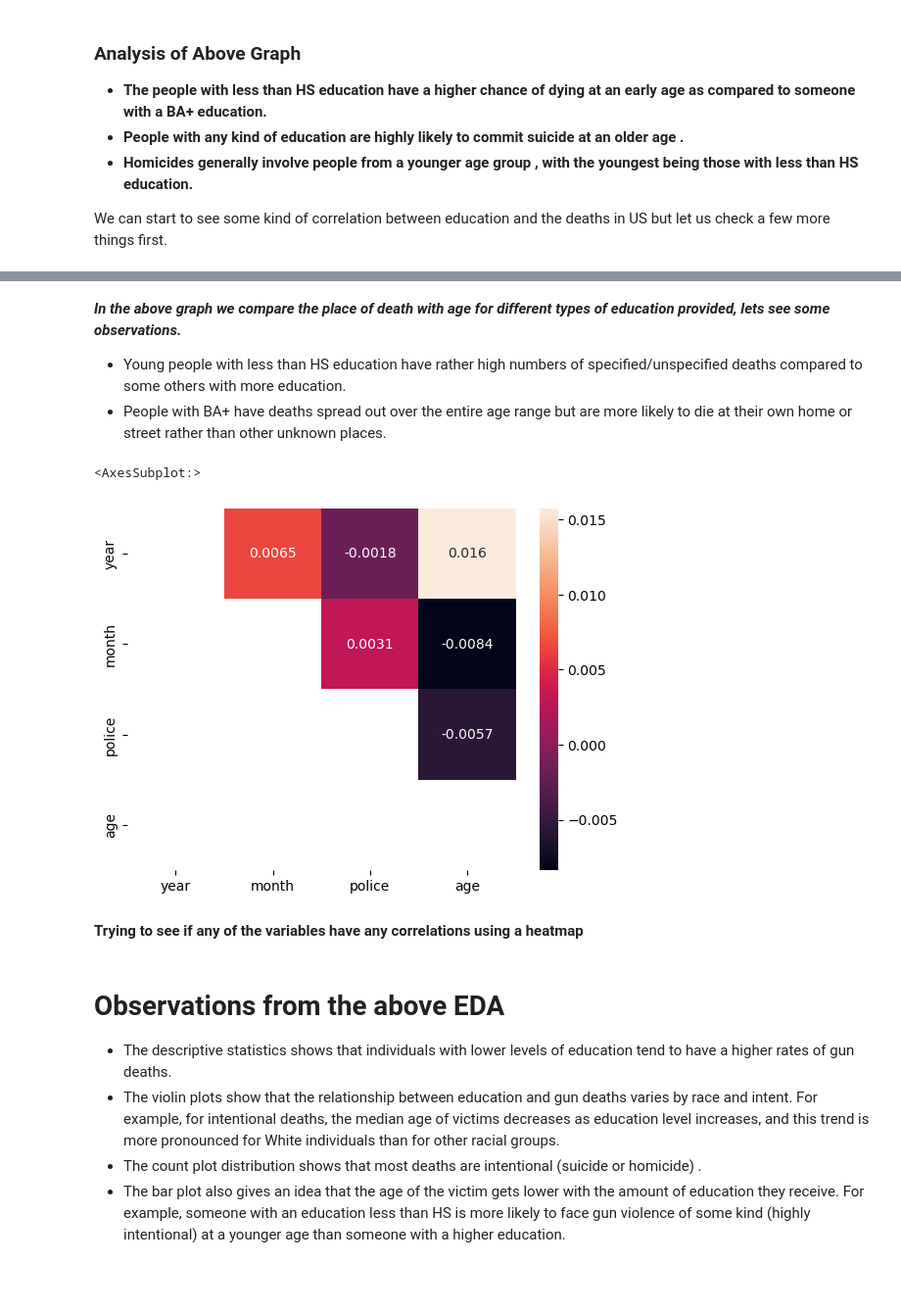
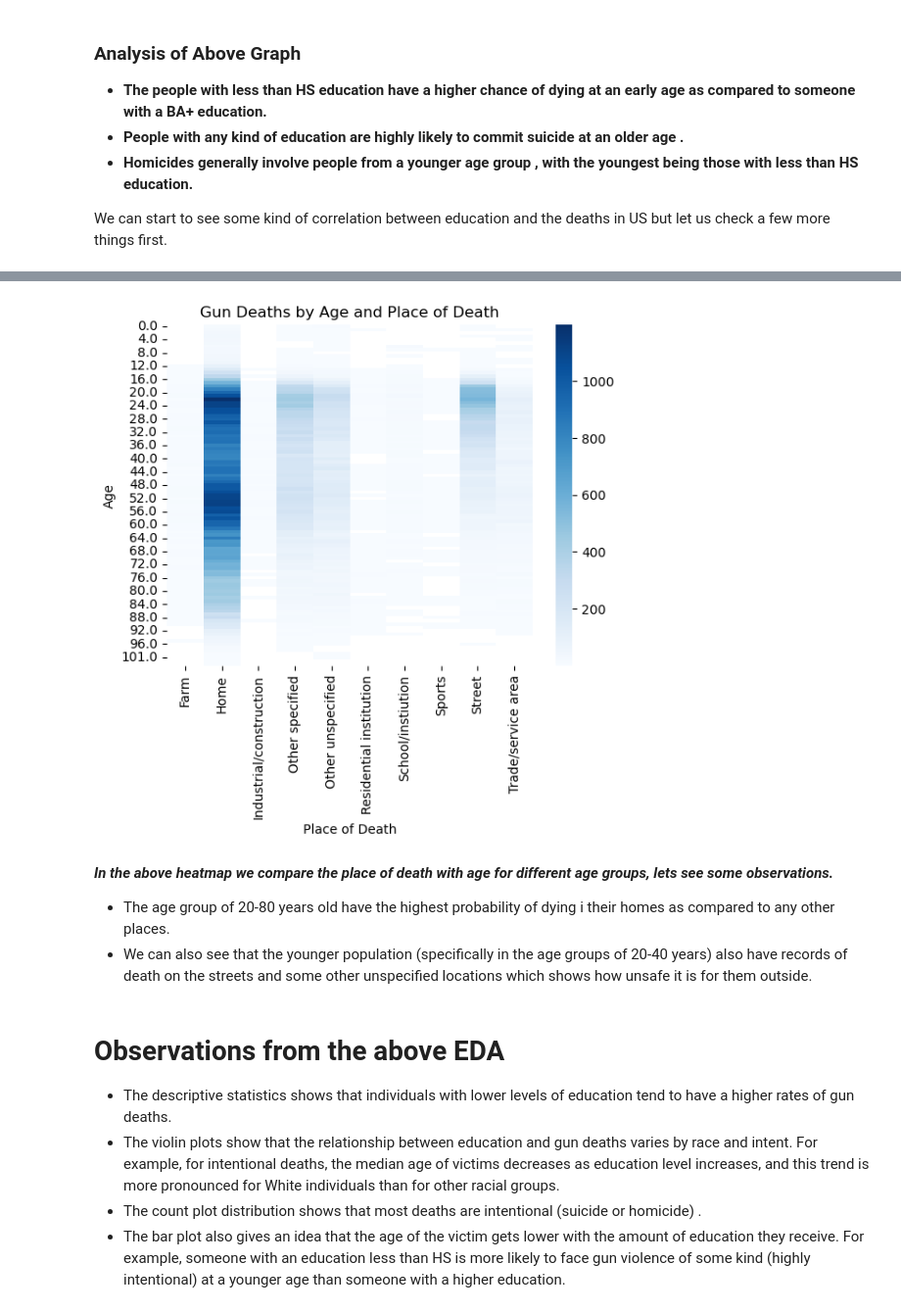
Before and after one commit to ubco-W2022T2-data301/project-group09, a Jupyter notebook: analysis/analysis1.ipynb, the cells around one changed output, grey strips where cells are left out. Shown at 98% size. Cells and saved outputs as stored; diff of their text form; code cells hidden in the pictures; blank space fills up the shorter version.

```diff
--- a/analysis/analysis1.ipynb
+++ b/analysis/analysis1.ipynb
@@ -134,15 +137,21 @@ None
-# %% [markdown]
-***In the above graph we compare the place of death with age for different types of education provided, lets see some observations.***
-
-- Young people with less than HS education have rather high numbers of specified/unspecified deaths compared to some others with more education.
-- People with BA+ have deaths spread out over the entire age range but are more likely to die at their own home or street rather than other unknown places.
-# %%
-relation = data_cleaned.corr()
-pt1.sns.heatmap(relation, xticklabels=relation.columns, yticklabels=relation.columns, annot=True,mask=pt1.np.tril(pt1.np.ones_like(relation)))
-# %% [output]
-<AxesSubplot:>
-[figure, removed]
-# %% [markdown]
-**Trying to see if any of the variables have any correlations using a heatmap**
+# %%
+# create a pivot table of age and place of death
+pivot_table = pt1.pd.pivot_table(data_cleaned, values='intent', index='age', columns='place', aggfunc='count')
+
+# create a heatmap
+pt1.sns.heatmap(pivot_table, cmap='Blues')
+
+# set the plot title and axis labels
+pt1.plt.title('Gun Deaths by Age and Place of Death')
+pt1.plt.xlabel('Place of Death')
+pt1.plt.ylabel('Age')
+None
+# %% [output]
+[figure, added]
+# %% [markdown]
+***In the above heatmap we compare the place of death with age for different age groups, lets see some observations.***
+
+- The age group of 20-80 years old have the highest probability of dying i their homes as compared to any other places.
+- We can also see that the younger population (specifically in the age groups of 20-40 years) also have records of death on the streets and some other unspecified locations which shows how unsafe it is for them outside.
 # %%
 #Loading the processed data into a csv file
```
Also changed, not shown: parts of 6 cells of this notebook, 1 other file.
